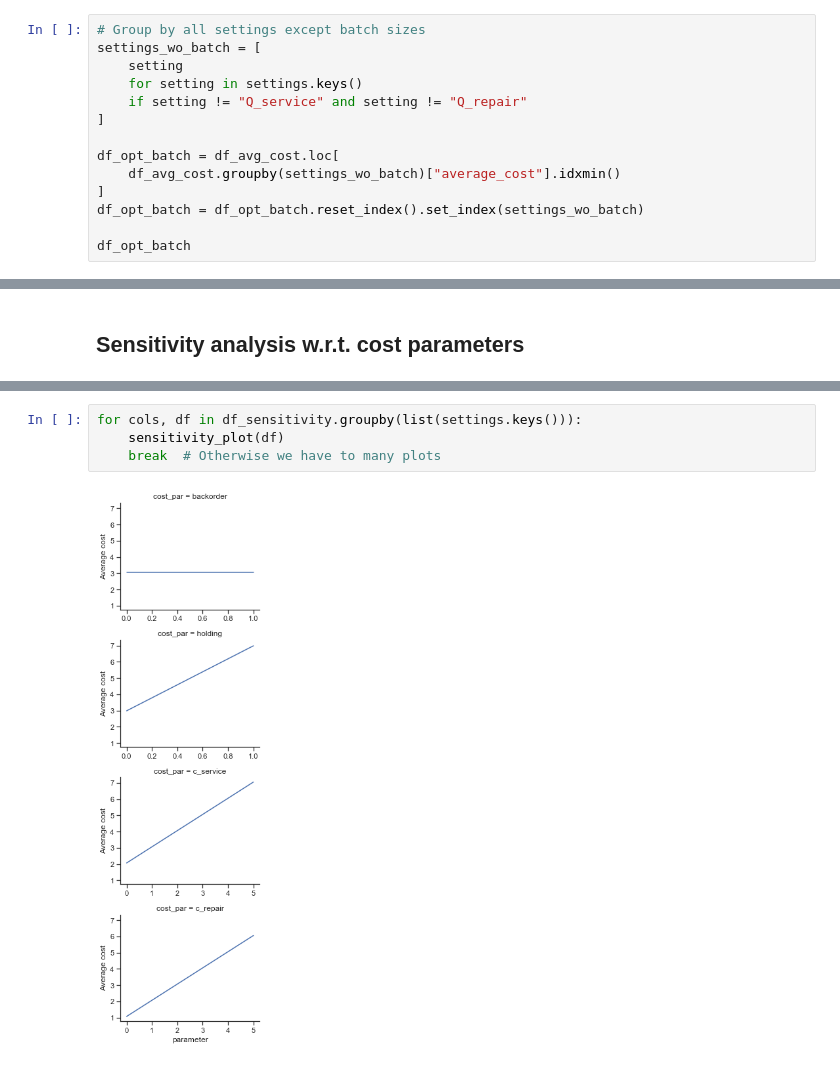
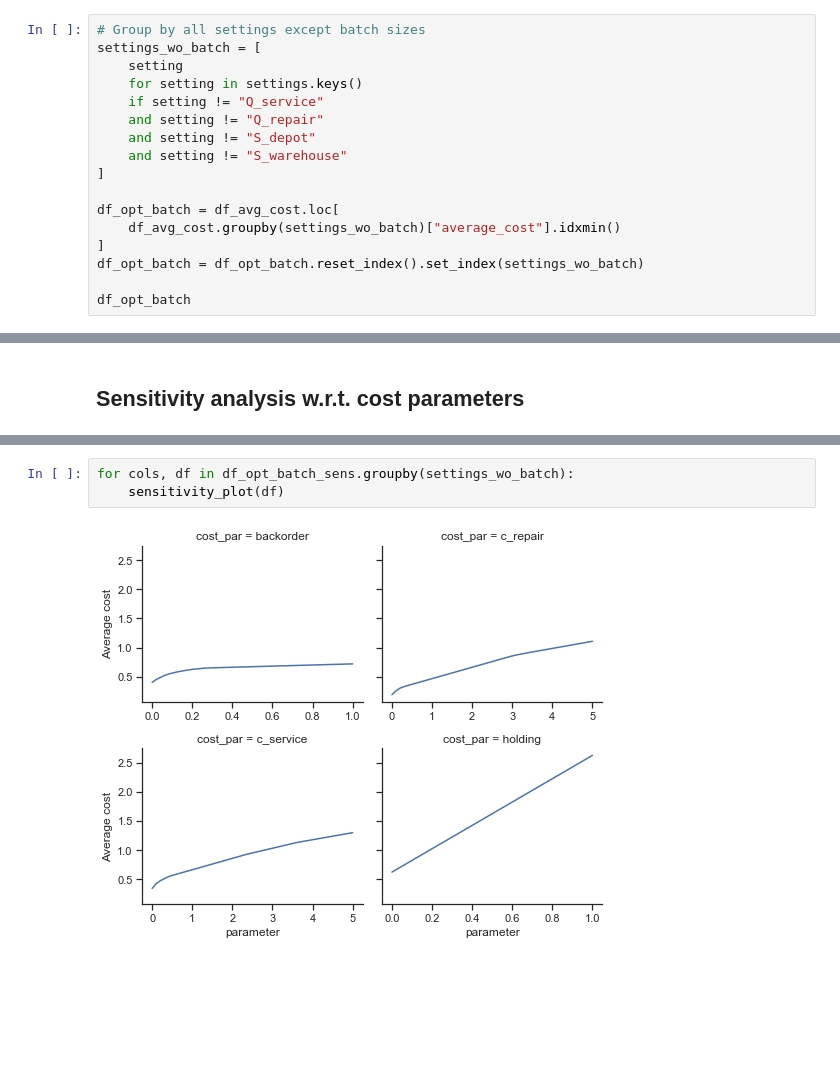
Before and after one commit to markkvdb/Simple-RL-Simulation, a Jupyter notebook: notebooks/Analyse-Simulation-Data.ipynb, the cells around one changed output, grey strips where cells are left out. Saved outputs shown, nothing was run; the diff lists cells and outputs as text; blank space fills up the shorter version.

```diff
--- a/notebooks/Analyse-Simulation-Data.ipynb
+++ b/notebooks/Analyse-Simulation-Data.ipynb
@@ -126,7 +116,10 @@ g.map(plt.plot, "Q_repair", "average_cost").add_legend().set_axis_labels(
 settings_wo_batch = [
     setting
     for setting in settings.keys()
-    if setting != "Q_service" and setting != "Q_repair"
+    if setting != "Q_service"
+    and setting != "Q_repair"
+    and setting != "S_depot"
+    and setting != "S_warehouse"
 ]
 
 df_opt_batch = df_avg_cost.loc[
@@ -171,7 +191,6 @@ df_sensitivity.head()
 # %%
-for cols, df in df_sensitivity.groupby(list(settings.keys())):
+for cols, df in df_opt_batch_sens.groupby(settings_wo_batch):
     sensitivity_plot(df)
-    break  # Otherwise we have to many plots
 # %% [output]
-[figure, old version]
+[figure, new version]
 [interactive output not drawn]
```
Also changed, not shown: parts of 11 cells of this notebook, 2 other files.
